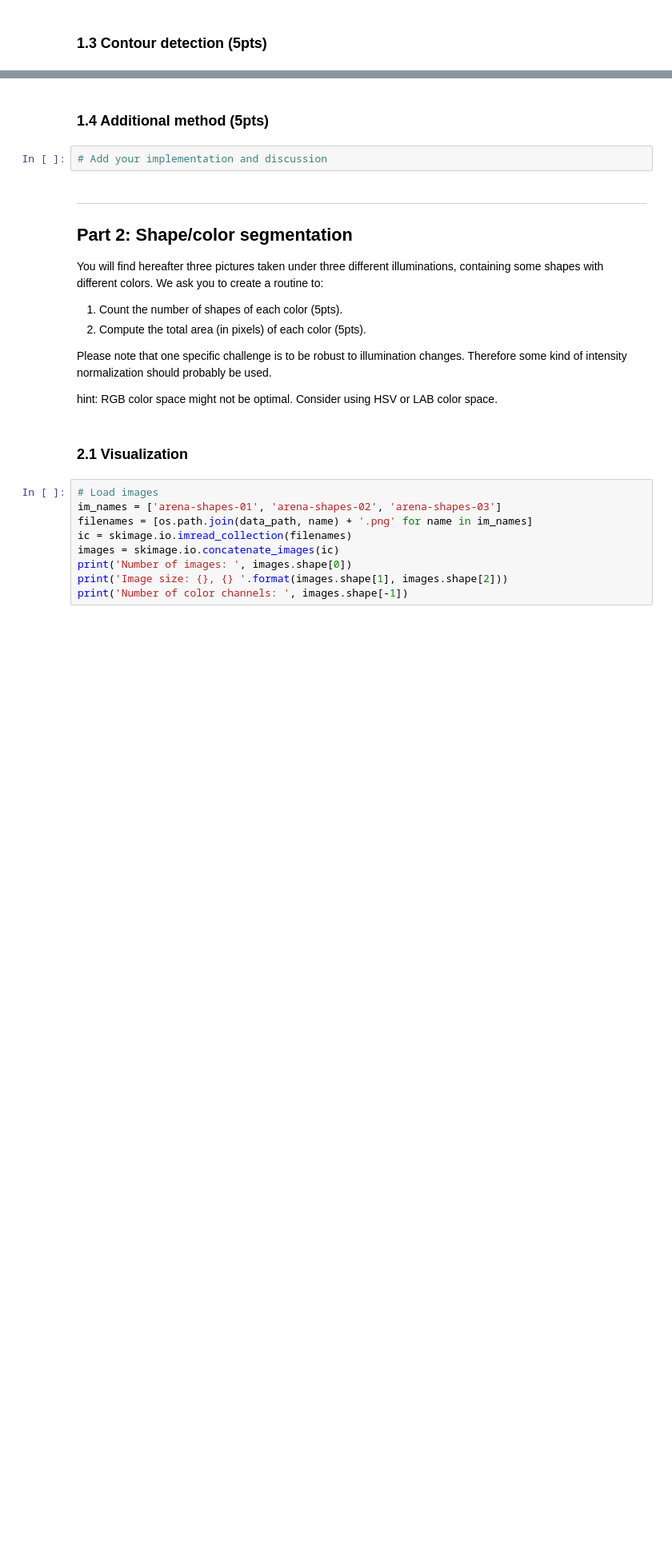
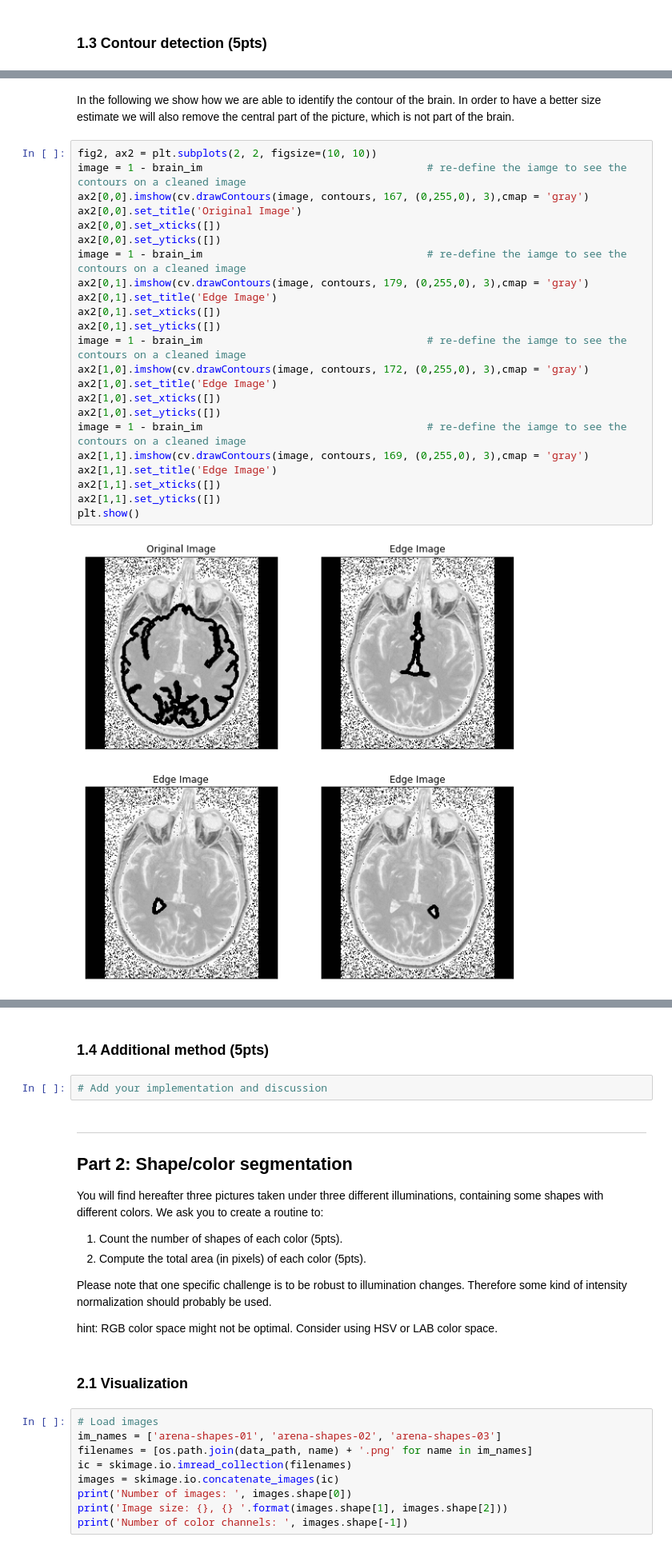
Before and after one commit to warhuus/iapr-2022, a Jupyter notebook: lab_01_segmentation.ipynb, the cells around one changed output, grey strips where cells are left out. Shown: that part at 80% size. Cells and saved outputs as stored; diff of their text form; blank space fills up the shorter version.

```diff
--- a/lab_01_segmentation.ipynb
+++ b/lab_01_segmentation.ipynb
@@ -189,0 +117,27 @@ The total number of pixels is: 15354.
+# %% [markdown]
+In the following we show how we are able to identify the contour of the brain. In order to have a better size estimate we will also remove the central part of the picture, which is not part of the brain.
+# %%
+fig2, ax2 = plt.subplots(2, 2, figsize=(10, 10))
+image = 1 - brain_im                                    # re-define the iamge to see the contours on a cleaned image
+ax2[0,0].imshow(cv.drawContours(image, contours, 167, (0,255,0), 3),cmap = 'gray')
+ax2[0,0].set_title('Original Image')
+ax2[0,0].set_xticks([])
+ax2[0,0].set_yticks([])
+image = 1 - brain_im                                    # re-define the iamge to see the contours on a cleaned image
+ax2[0,1].imshow(cv.drawContours(image, contours, 179, (0,255,0), 3),cmap = 'gray')
+ax2[0,1].set_title('Edge Image')
+ax2[0,1].set_xticks([])
+ax2[0,1].set_yticks([])
+image = 1 - brain_im                                    # re-define the iamge to see the contours on a cleaned image
+ax2[1,0].imshow(cv.drawContours(image, contours, 172, (0,255,0), 3),cmap = 'gray')
+ax2[1,0].set_title('Edge Image')
+ax2[1,0].set_xticks([])
+ax2[1,0].set_yticks([])
+image = 1 - brain_im                                    # re-define the iamge to see the contours on a cleaned image
+ax2[1,1].imshow(cv.drawContours(image, contours, 169, (0,255,0), 3),cmap = 'gray')
+ax2[1,1].set_title('Edge Image')
+ax2[1,1].set_xticks([])
+ax2[1,1].set_yticks([])
+plt.show()
+# %% [output]
+[figure, added]
```
Also changed, not shown: parts of 25 cells of this notebook.
